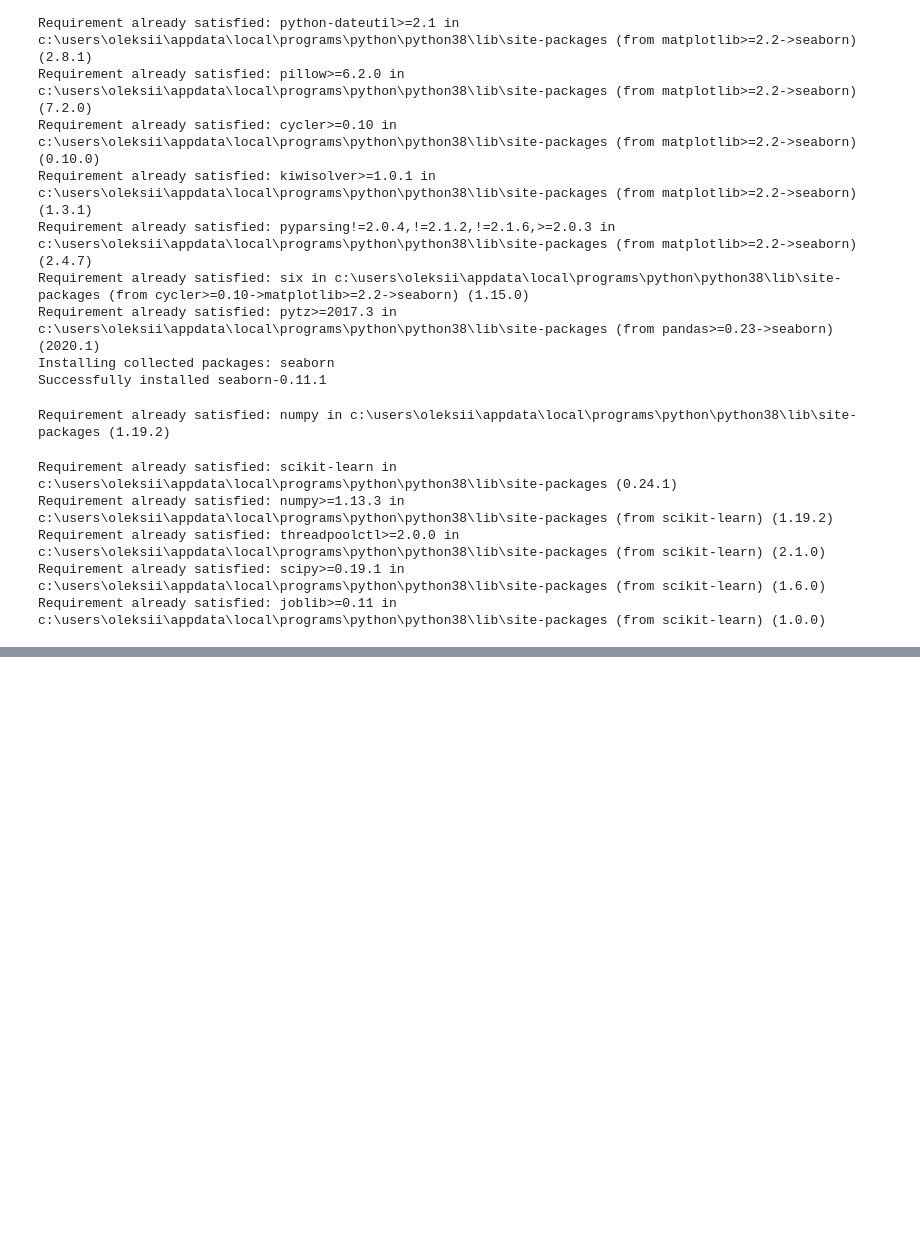
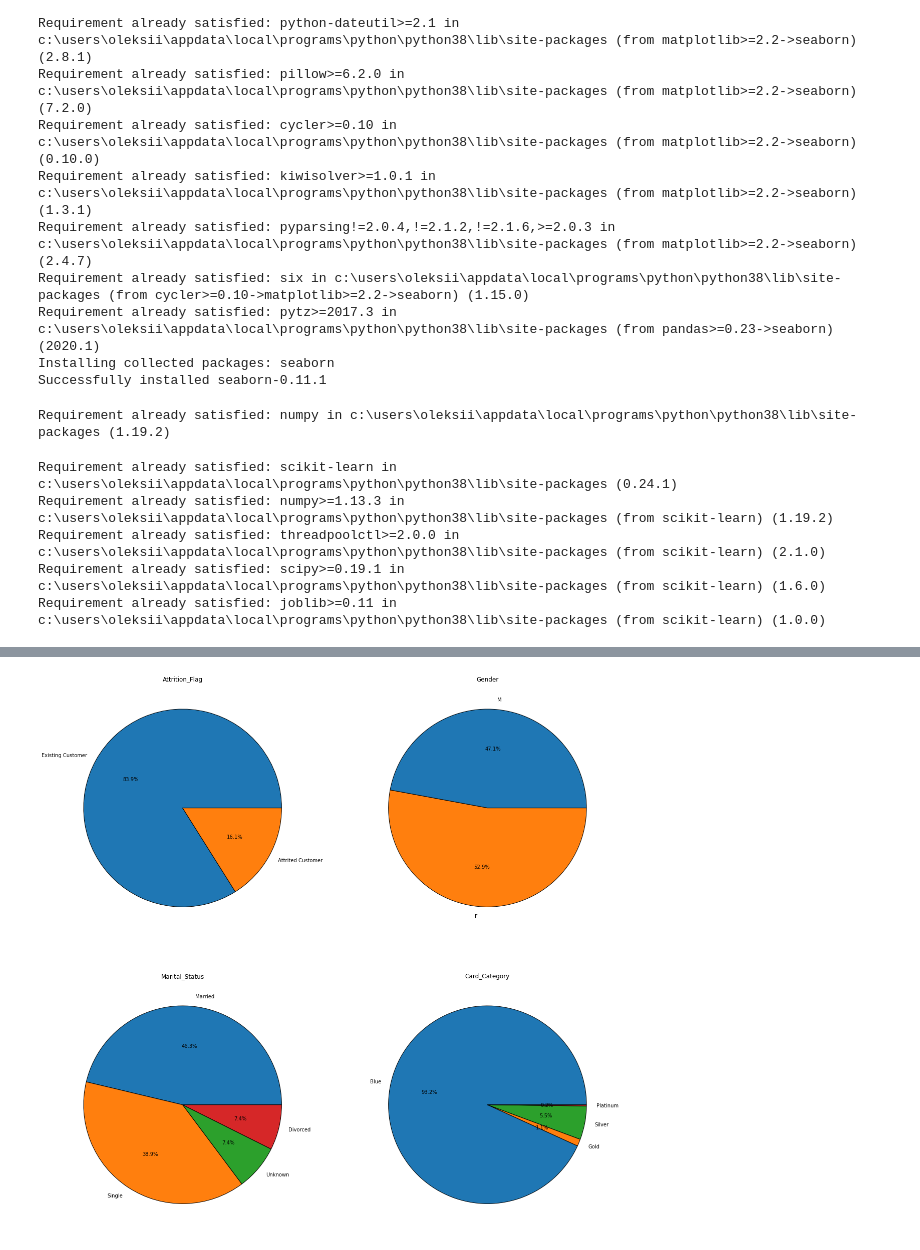
Before and after one commit to rnd4u-org/2021-knu-churn, a Jupyter notebook: classification_test-programs.ipynb, the cells around one changed output, grey strips where cells are left out. Drawn from its saved outputs; the diff is of its cells as text; code cells hidden in the pictures; blank space fills up the shorter version.

```diff
--- a/classification_test-programs.ipynb
+++ b/classification_test-programs.ipynb
@@ -216 +244,14 @@ trash_features = ["CLIENTNUM",
+# %%
+plt.figure(figsize=((20, 20)))
+figures_numb_in_row = 2
+pie_vizual_data = data[categorical_features[: -3]]
+for idx, feature in enumerate(pie_vizual_data):
+    if 1:
+        plt.subplot(pie_vizual_data.shape[1] // figures_numb_in_row + (0 if(pie_vizual_data.shape[1] % figures_numb_in_row == 0) else 1),
+                    figures_numb_in_row, idx + 1)
+        c = Counter(pie_vizual_data[feature])
+        plt.title(feature)
+        plt.pie(c.values(), labels=c.keys(), wedgeprops={"edgecolor": "black"}, autopct='%1.1f%%')
+# %% [output]
+[figure, added]
 # %%
```
Also changed, not shown: parts of 20 cells of this notebook, 2 other files.
